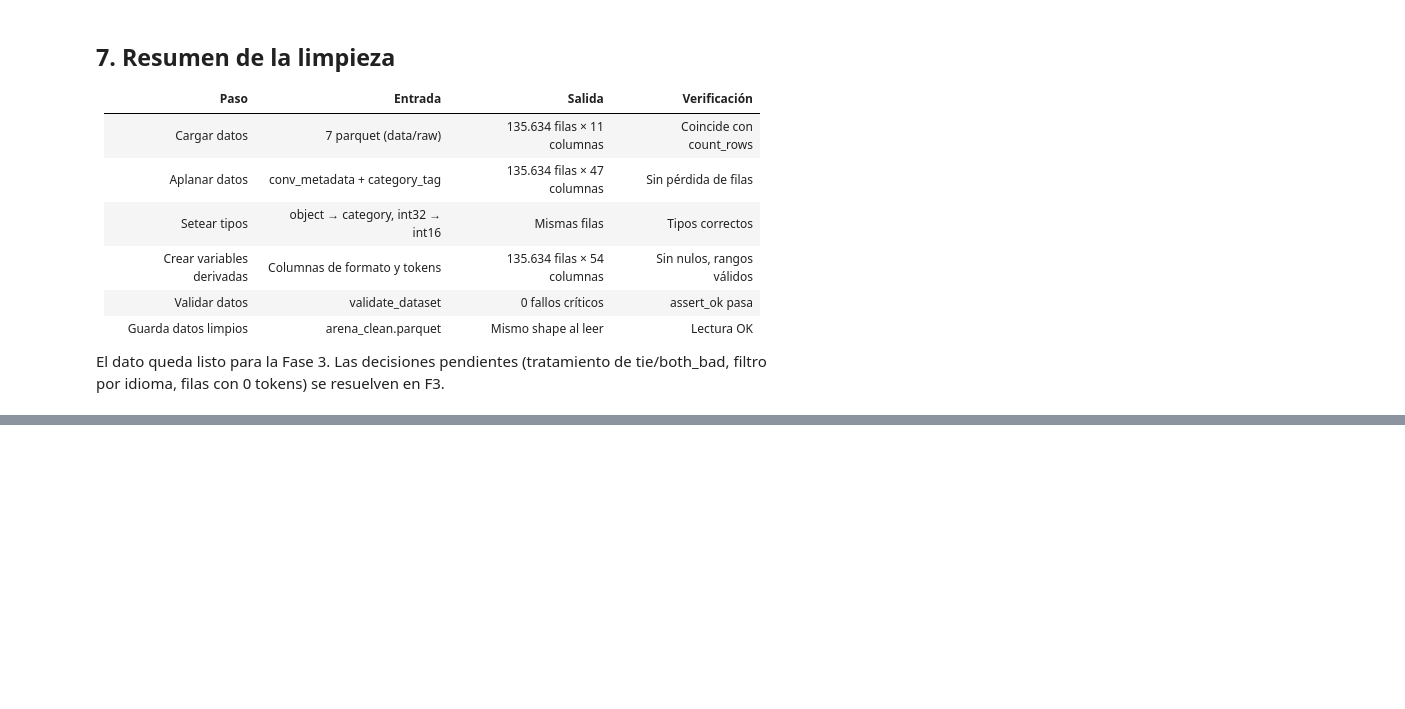
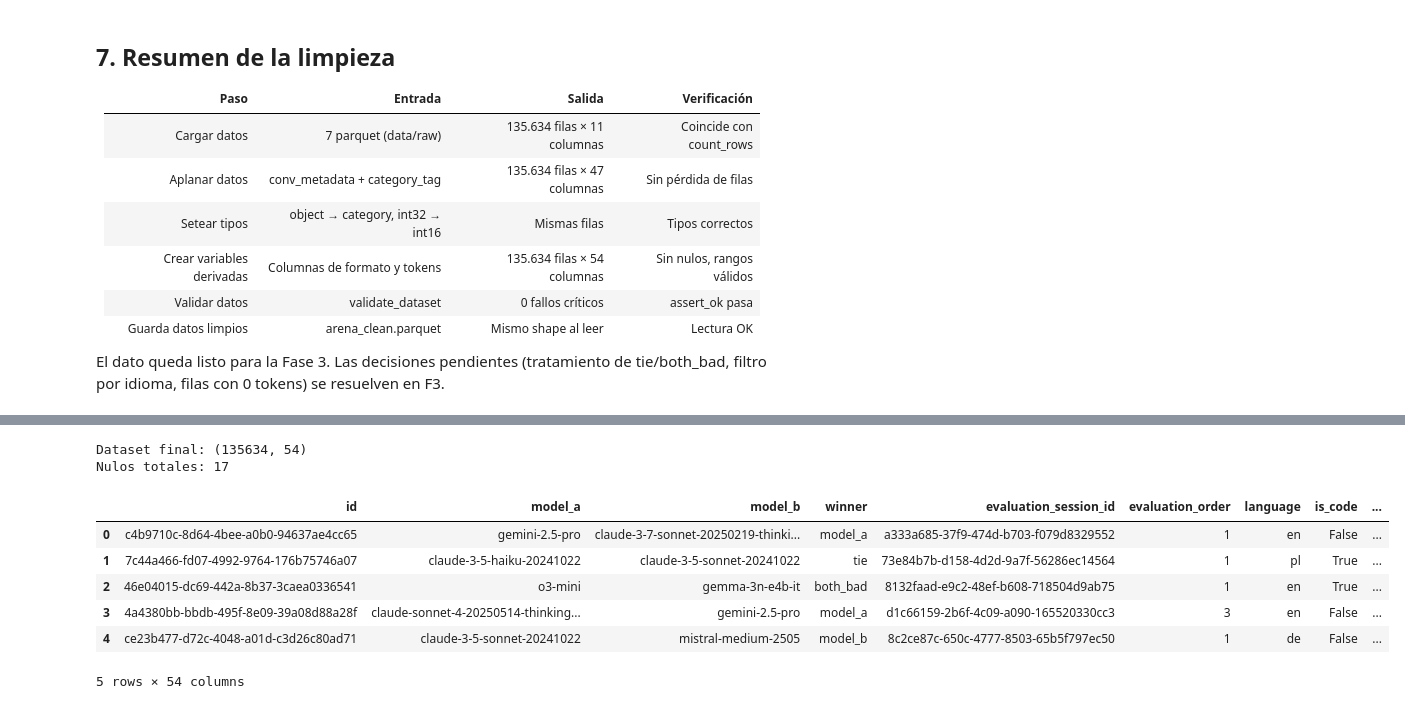
Before and after one commit to JoseFredes/lmarena-sumativa1, a Jupyter notebook: F2/F2_02_cleaning_transformation.ipynb, the cells around one changed output, grey strips where cells are left out. Saved outputs shown, nothing was run; the diff lists cells and outputs as text; code cells hidden in the pictures; blank space fills up the shorter version.

Commit message:
docs(f2-02): add final dataset view and conclusions
Show shape, nulls and head() of the clean dataset and close with a
conclusions and traceability section.

```diff
--- a/F2/F2_02_cleaning_transformation.ipynb
+++ b/F2/F2_02_cleaning_transformation.ipynb
@@ -322,0 +326,15 @@ El dato queda listo para la Fase 3. Las decisiones pendientes (tratamiento de ti
+# %%
+# Vista final: forma, nulos y primeras filas del dataset limpio.
+print("Dataset final:", df.shape)
+print("Nulos totales:", int(df.isna().sum().sum()))
+df.head()
+# %% [output]
+Dataset final: (135634, 54)
+Nulos totales: 17
+|  | id | model_a | model_b | winner | evaluation_session_id | evaluation_order | language | is_code | ... |
+| 0 | c4b9710c-8d64-4bee-a0b0-94637ae4cc65 | gemini-2.5-pro | claude-3-7-sonnet-20250219-thinki... | model_a | a333a685-37f9-474d-b703-f079d8329552 | 1 | en | False | ... |
+| 1 | 7c44a466-fd07-4992-9764-176b75746a07 | claude-3-5-haiku-20241022 | claude-3-5-sonnet-20241022 | tie | 73e84b7b-d158-4d2d-9a7f-56286ec14564 | 1 | pl | True | ... |
+| 2 | 46e04015-dc69-442a-8b37-3caea0336541 | o3-mini | gemma-3n-e4b-it | both_bad | 8132faad-e9c2-48ef-b608-718504d9ab75 | 1 | en | True | ... |
+| 3 | 4a4380bb-bbdb-495f-8e09-39a08d88a28f | claude-sonnet-4-20250514-thinking... | gemini-2.5-pro | model_a | d1c66159-2b6f-4c09-a090-165520330cc3 | 3 | en | False | ... |
+| 4 | ce23b477-d72c-4048-a01d-c3d26c80ad71 | claude-3-5-sonnet-20241022 | mistral-medium-2505 | model_b | 8c2ce87c-650c-4777-8503-65b5f797ec50 | 1 | de | False | ... |
+5 rows × 54 columns
```
Also changed, not shown: parts of 2 cells of this notebook.
